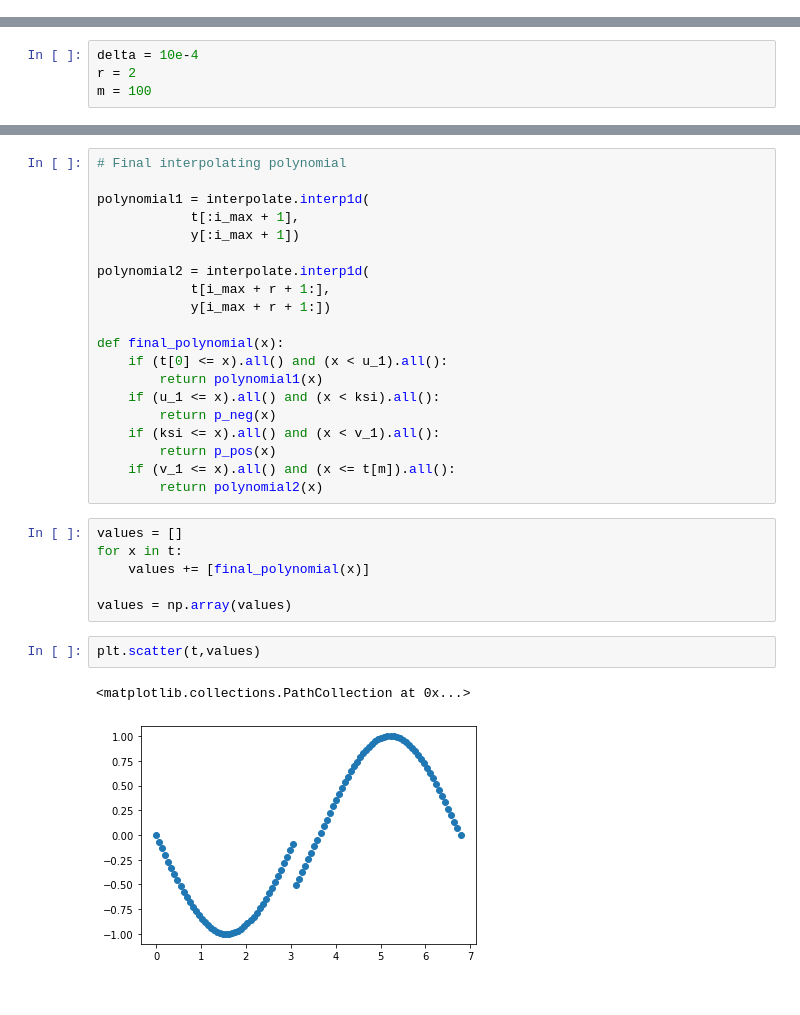
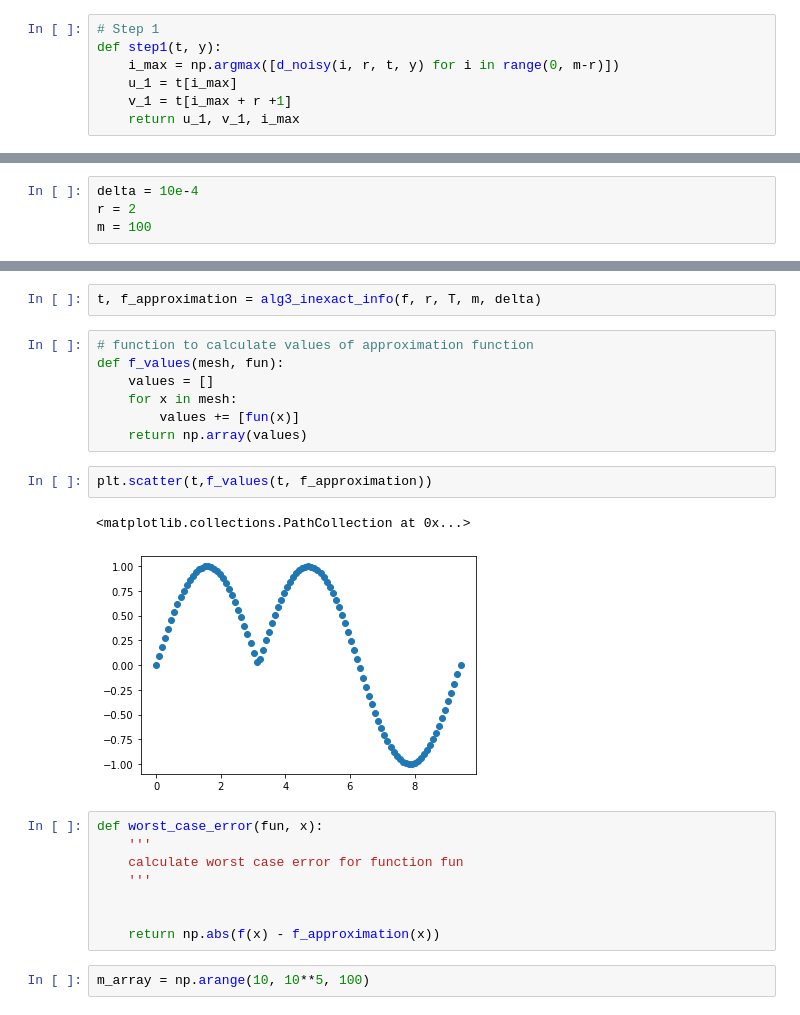
Before and after one commit to TomaszCzyz/PracaMagisterska, a Jupyter notebook: Implementacje/alg3-inexact_info/alg3-inexact_info-short.ipynb, the cells around one changed output, grey strips where cells are left out. Cells and saved outputs as stored; diff of their text form.

```diff
--- a/Implementacje/alg3-inexact_info/alg3-inexact_info-short.ipynb
+++ b/Implementacje/alg3-inexact_info/alg3-inexact_info-short.ipynb
@@ -54,0 +56,7 @@ from scipy import interpolate
+# %%
+# Step 1
+def step1(t, y):
+    i_max = np.argmax([d_noisy(i, r, t, y) for i in range(0, m-r)])
+    u_1 = t[i_max]
+    v_1 = t[i_max + r +1]
+    return u_1, v_1, i_max
@@ -142,31 +179,24 @@ x_array = np.append(t[:i_max-1], t[i_max:k], )
-# %%
-# Final interpolating polynomial
-
-polynomial1 = interpolate.interp1d(
-            t[:i_max + 1],
-            y[:i_max + 1])
-
-polynomial2 = interpolate.interp1d(
-            t[i_max + r + 1:],
-            y[i_max + r + 1:])
-
-def final_polynomial(x):
-    if (t[0] <= x).all() and (x < u_1).all():
-        return polynomial1(x)
-    if (u_1 <= x).all() and (x < ksi).all():
-        return p_neg(x)
-    if (ksi <= x).all() and (x < v_1).all():
-        return p_pos(x)
-    if (v_1 <= x).all() and (x <= t[m]).all():
-        return polynomial2(x)
-# %%
-values = []
-for x in t:
-    values += [final_polynomial(x)]
-
-values = np.array(values)
+# %%
+t, f_approximation = alg3_inexact_info(f, r, T, m, delta)
+# %%
+# function to calculate values of approximation function
+def f_values(mesh, fun):
+    values = []
+    for x in mesh:
+        values += [fun(x)]
+    return np.array(values)
 # %%
-plt.scatter(t,values)
+plt.scatter(t,f_values(t, f_approximation))
 # %% [output]
 <matplotlib.collections.PathCollection at 0x...>
-[figure, old version]
+[figure, new version]
+# %%
+def worst_case_error(fun, x):
+    '''
+    calculate worst case error for function fun
+    '''
+
+
+    return np.abs(f(x) - f_approximation(x))
+# %%
+m_array = np.arange(10, 10**5, 100)
```
Also changed, not shown: parts of 14 cells of this notebook, 21 other files.
